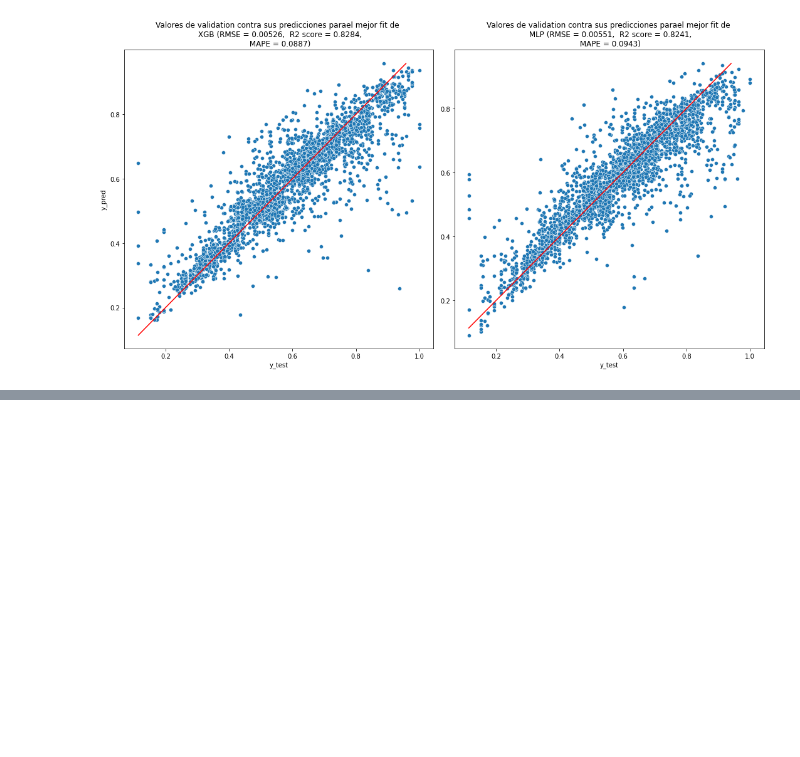
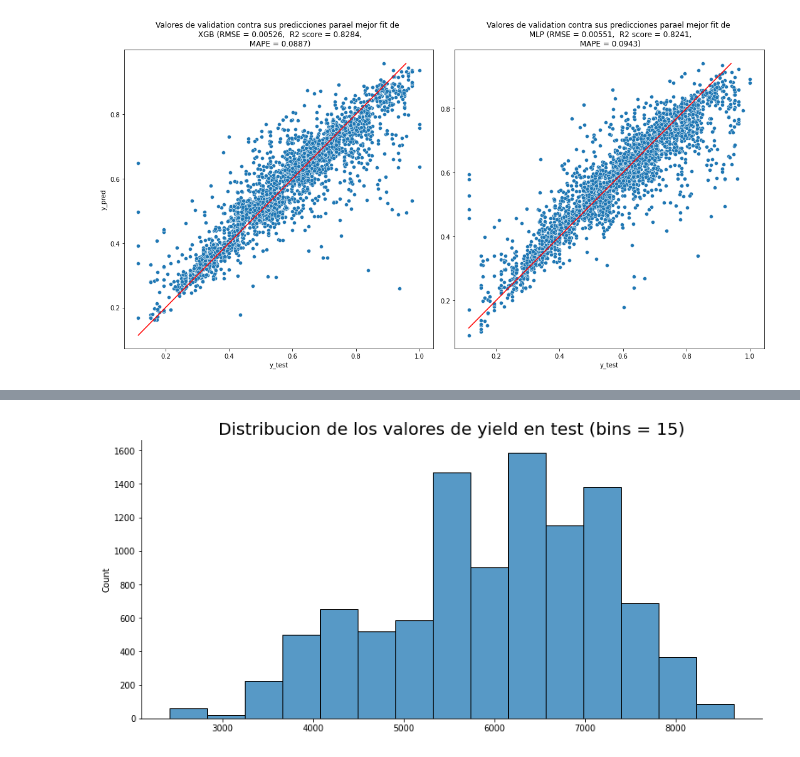
Before and after one commit to emsjoac2002/CoderHouse, a Jupyter notebook: Primer pre-entrega.ipynb, the cells around one changed output, grey strips where cells are left out. Drawn from its saved outputs; the diff is of its cells as text; code cells hidden in the pictures; blank space fills up the shorter version.

```diff
--- a/Primer pre-entrega.ipynb
+++ b/Primer pre-entrega.ipynb
@@ -895,7 +895,7 @@ for train_index, test_index in kf.split(X_):
     iteration = iteration + 1
 
     if mse_val < score:
-        best_model = model
+        best_model_xgb = model
         score = mse_val
 
         best_yval = y_test
@@ -981,7 +981,7 @@ for train_index, test_index in kf.split(X_):
     iteration = iteration + 1
 
     if mse_val < score:
-        best_model = model
+        best_model_xgb = model
         score = mse_val
 
         best_yval = y_test
@@ -1162,0 +1165,2 @@ Notamos que en las métricas relacionadas a desviaciones, la performance resulta
+# %%
+df_test = pd.read_csv("playground-series-s3e14/test.csv")
@@ -1162,0 +1183,19 @@ Notamos que en las métricas relacionadas a desviaciones, la performance resulta
+# %%
+X_test = df_test[sfs.get_feature_names_out()]
+
+y_test = best_model_xgb.predict(X_test)
+y_test = y_test*max_scaler
+y_test = (y_test * transf_param + 1) ** (1 / transf_param)
+# %%
+bins = 15
+
+plt.figure(figsize=(13, 6))
+
+sns.histplot(data = y_test, bins = bins)
+plt.title('Distribucion de los valores de yield en test '+ "(bins = "+str(bins)+')', size = 20)
+ax = plt.gca()
+ax.spines['top'].set_visible(False)
+ax.spines['right'].set_visible(False)
+plt.show()
+# %% [output]
+[figure, added]
```
Also changed, not shown: parts of 7 cells of this notebook.
